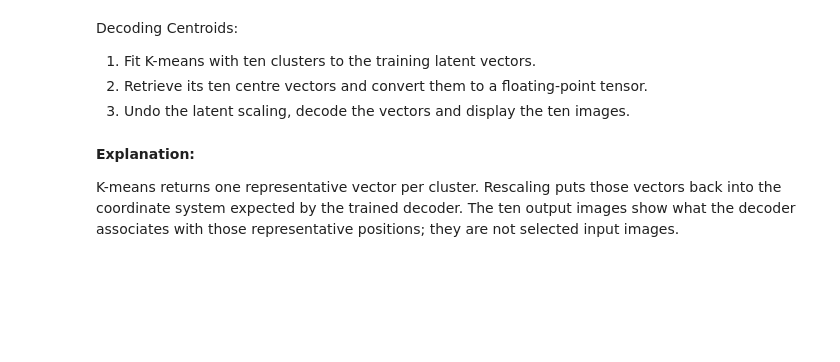
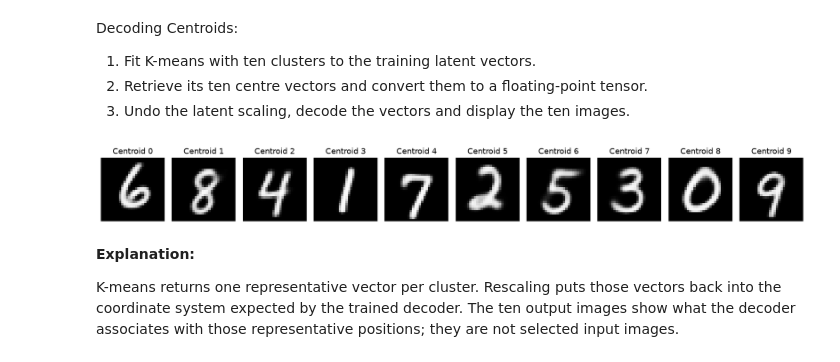
Before and after one commit to OlCrock/DAML, a Jupyter notebook: CP7/Week8_Workshop_Questions.ipynb, the cells around one changed output. Cells and saved outputs as stored; diff of their text form; code cells hidden in the pictures; blank space fills up the shorter version.

```diff
--- a/CP7/Week8_Workshop_Questions.ipynb
+++ b/CP7/Week8_Workshop_Questions.ipynb
@@ -494,14 +540,13 @@ def build_decoder():
     # Expand the short code into enough values to describe an image.
     return nn.Sequential(
         nn.Linear(LATENT_DIM, 128),
-
-        # Build a model which ascends from LATENT_DIM, 128, 256, 512, to 784
-
-        # This is the opposite of the encoder
-
-        # Map the predicted intensities into the input range, 0 to 1.
-        ## Add a layer to map the predicted intensities into the input range, 0 to 1. Hint: use nn.Sigmoid()
-        # Restore channel, row and column axes without changing the batch.
+        nn.ReLU(),
+        nn.Linear(128, 256),
+        nn.ReLU(),
+        nn.Linear(256, 512),
+        nn.ReLU(),
+        nn.Linear(512, 784),
+        nn.Sigmoid(),
         nn.Unflatten(1, (1, 28, 28)),
     )
 # %% [markdown]
@@ -543,8 +588,8 @@ class DenseAE(nn.Module):
     def __init__(self, in_channels=1):
         super().__init__()
         # The encoder and decoder hold the trainable parameters of the two maps.
-        self.encoder = ## FINISH_ME ##
-        self.decoder = ## FINISH_ME ##
+        self.encoder = build_encoder(in_channels)
+        self.decoder = build_decoder()
 
         # Initialise once at construction; never reinitialise a fitted model before evaluation.
         initialise_he(self.encoder)
@@ -556,12 +601,10 @@ class DenseAE(nn.Module):
 
     def reconstruct(self, images):
         # Compress the measurements, then reconstruct intensities from that code.
-
-        ## FINISH_ME ##
+        codes = self.encode(images)
 
         # The autoencoder output is the decoder's reconstruction of the encoder's code.
-
-        return ## FINISH_ME ##
+        return self.decoder(codes)
 
     # PyTorch calls forward when the model is called on a batch.
     def forward(self, images):
@@ -1955,35 +2118,37 @@ from sklearn.cluster import KMeans
 
 # Construct a KMeans object with 10 clusters, 10 initialisations, and a fixed random seed for reproducibility.
 kmeans = KMeans(n_clusters=10, n_init=10, random_state=SEED)
 # dec_codes is a dictionary; dec_codes["Training"] is the tensor of training latent vectors.
 # We need to convert it to a NumPy array before fitting KMeans.
-kmeans.fit( ## FINISH_ME ##)
+kmeans.fit(dec_codes["Training"].numpy())
 
 # The centroids are the representative points in the DEC latent space, which we will decode into images.
 centroids = torch.tensor(kmeans.cluster_centers_, dtype=torch.float32)
 
 # Undo the latent-space scaling: the decoder expects the original AE coordinates.
 raw_centroids = centroids * dec.code_std + dec.code_mean
 
 # Decode each representative point into a 28 × 28 image.
 dec.eval()
 with torch.no_grad():
     # dec.dec_ae.decoder is the decoder updated during IDEC refinement.
     # It turns unscaled latent codes into reconstructed images.
-    centroid_images = ## FINISH_ME ## # Pass the raw_centroids through the decoder to get the reconstructed images.
+    centroid_images = dec.dec_ae.decoder(raw_centroids)
 
 # Display one reconstructed image for each K-means centroid.
 fig, axes = plt.subplots(1, 10, figsize=(15, 2.5))
 
 # Loop over each centroid and display its reconstructed image in the corresponding subplot.
 for index in range(10):
     # Hint: use axes[index].imshow() to display the centroid image, and set the title and axis properties.
     axes[index].imshow(centroid_images[index, 0], cmap="gray", vmin=0, vmax=1)
     axes[index].set_title(f"Centroid {index}")
     axes[index].axis("off")
 
 fig.tight_layout()
 plt.show()
+# %% [output]
+[figure, added]
 # %% [markdown]
 **Explanation:**
 
```
Also changed, not shown: parts of 45 cells of this notebook.
